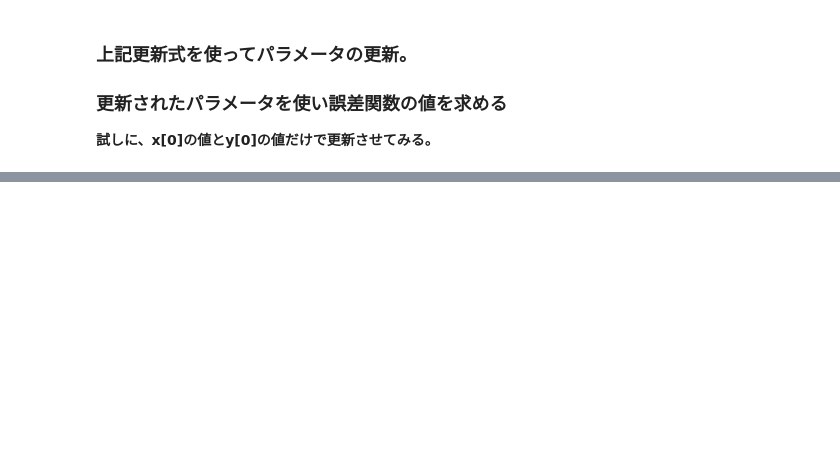
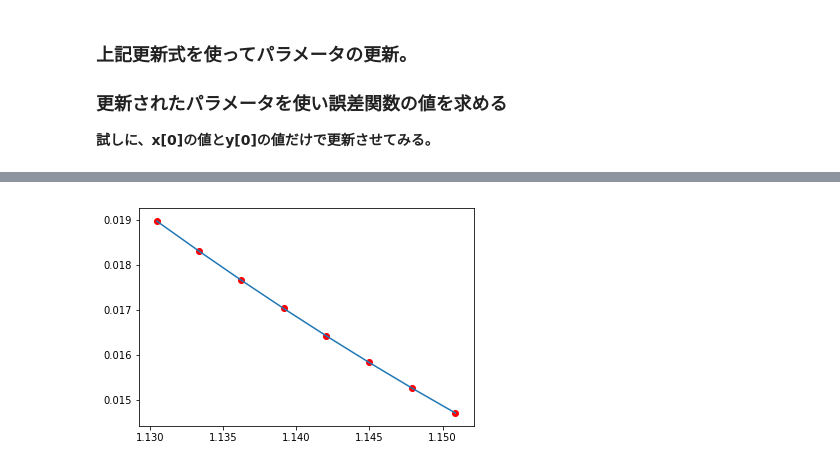
Before and after one commit to mpsamurai/ml-101-exercises, a Jupyter notebook: 03_gradient_descent/teraoka/03_gradient_descent.ipynb, the cells around one changed output, grey strips where cells are left out. Cells and saved outputs as stored; diff of their text form; code cells hidden in the pictures; blank space fills up the shorter version.

```diff
--- a/03_gradient_descent/teraoka/03_gradient_descent.ipynb
+++ b/03_gradient_descent/teraoka/03_gradient_descent.ipynb
@@ -152,7 +152,7 @@ correct_data
 # %%
 y = correct_data["y"]  # データy
 x = correct_data["x"]  # データx
-α = 0.01  # ハイパーパラメータ
+α = 0.005  # ハイパーパラメータ
 w = 1 # 初期値のパラメータw
 
 for _ in range(10):  # データ分更新
@@ -175,15 +175,22 @@ error:  0.036028495946082886
 # %%
 # 全てのデータを使い、誤差の平均が0 ~ 0.01になるパラメータを見つける
 allowable_error = None  # 許容誤差
+average_error = []
+average_w = []
 
 for _ in range(100):  # 100回更新
     w = w - α*(w*x - y)*1
     error = 0.5 * ((w*x**2) - y)**2
-    allowable_error = sum(error)/len(x)
+    allowable_error = sum(error)/len(x)  # データ全ての二乗誤差の平均値を求めている
+
+    average_error.append(allowable_error)  # 二乗誤差平均をlistへ保存
+    average_w.append(sum(w)/len(w))  # 更新パラメータをlistへ保存
     if allowable_error < 0.015:
         print("誤差の平均値が許容誤差範囲内になりました。")
         print("誤差平均値：", sum(error)/len(x))
         print("全てのパラメータ：", w)
         break
+update_error = error
+update_w = w
 # %% [output]
 誤差の平均値が許容誤差範囲内になりました。
@@ -201,0 +222,11 @@ dtype: float64
+# %%
+# wは上記でパラメータ調整された値
+
+plt.plot(average_w,average_error)
+plt.scatter(average_w,average_error, color="red")
+
+plt.show()
+
+# 以下のグラフより、パラメータwが更新される度に誤差が小さくなっている様子が分かる
+# %% [output]
+[figure, added]
```
Also changed, not shown: parts of 10 cells of this notebook.
